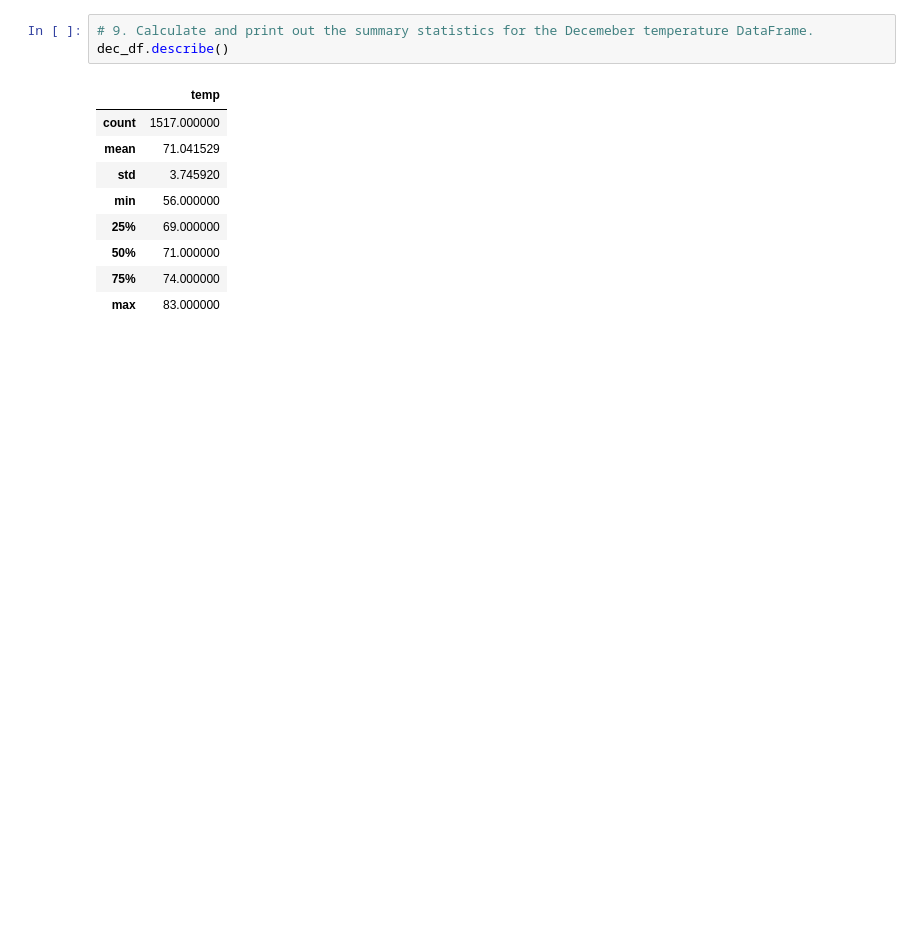
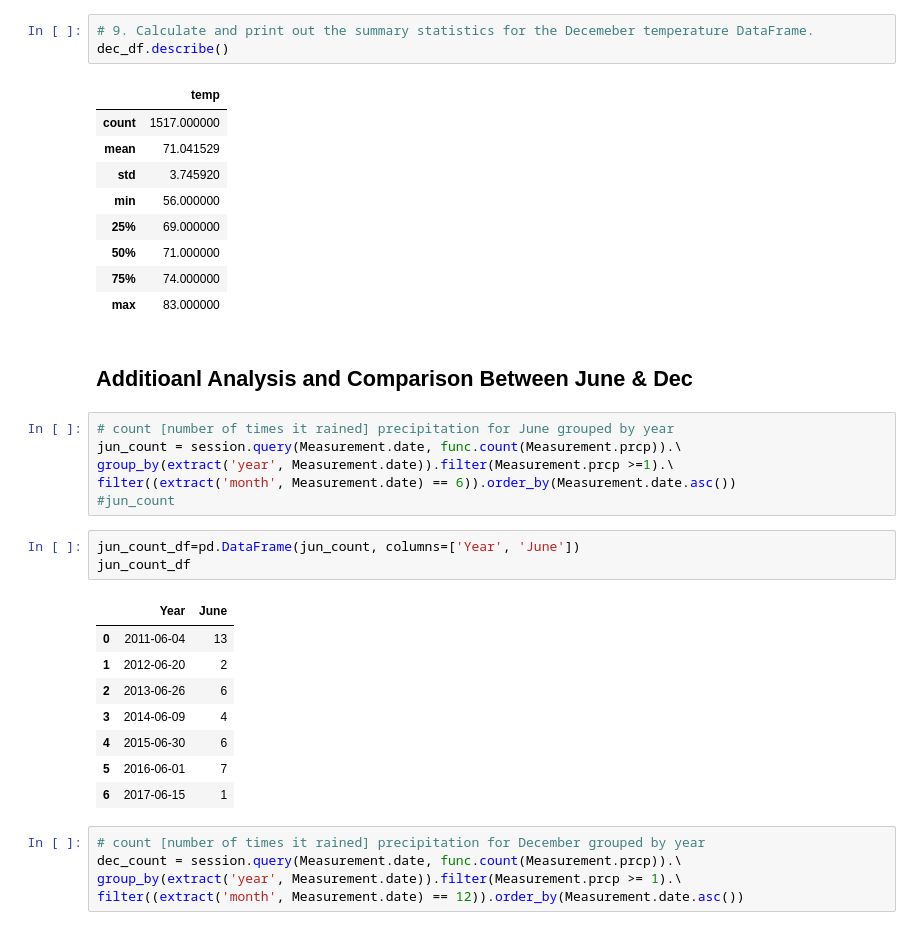
Before and after one commit to shamayun/Surfs_up, a Jupyter notebook: Resources/SurfsUp_Challenge.ipynb, the cells around one changed output. Cells and saved outputs as stored; diff of their text form; blank space fills up the shorter version.

```diff
--- a/Resources/SurfsUp_Challenge.ipynb
+++ b/Resources/SurfsUp_Challenge.ipynb
@@ -139,3 +139,28 @@ dec_df.describe()
 | 50% | 71.000000 |
 | 75% | 74.000000 |
 | max | 83.000000 |
+# %% [markdown]
+## Additioanl Analysis and Comparison Between June & Dec
+# %%
+# count [number of times it rained] precipitation for June grouped by year
+jun_count = session.query(Measurement.date, func.count(Measurement.prcp)).\
+group_by(extract('year', Measurement.date)).filter(Measurement.prcp >=1).\
+filter((extract('month', Measurement.date) == 6)).order_by(Measurement.date.asc())
+#jun_count
+# %%
+jun_count_df=pd.DataFrame(jun_count, columns=['Year', 'June'])
+jun_count_df
+# %% [output]
+|  | Year | June |
+| 0 | 2011-06-04 | 13 |
+| 1 | 2012-06-20 | 2 |
+| 2 | 2013-06-26 | 6 |
+| 3 | 2014-06-09 | 4 |
+| 4 | 2015-06-30 | 6 |
+| 5 | 2016-06-01 | 7 |
+| 6 | 2017-06-15 | 1 |
+# %%
+# count [number of times it rained] precipitation for December grouped by year
+dec_count = session.query(Measurement.date, func.count(Measurement.prcp)).\
+group_by(extract('year', Measurement.date)).filter(Measurement.prcp >= 1).\
+filter((extract('month', Measurement.date) == 12)).order_by(Measurement.date.asc())
```
Also changed, not shown: parts of 4 cells of this notebook.
